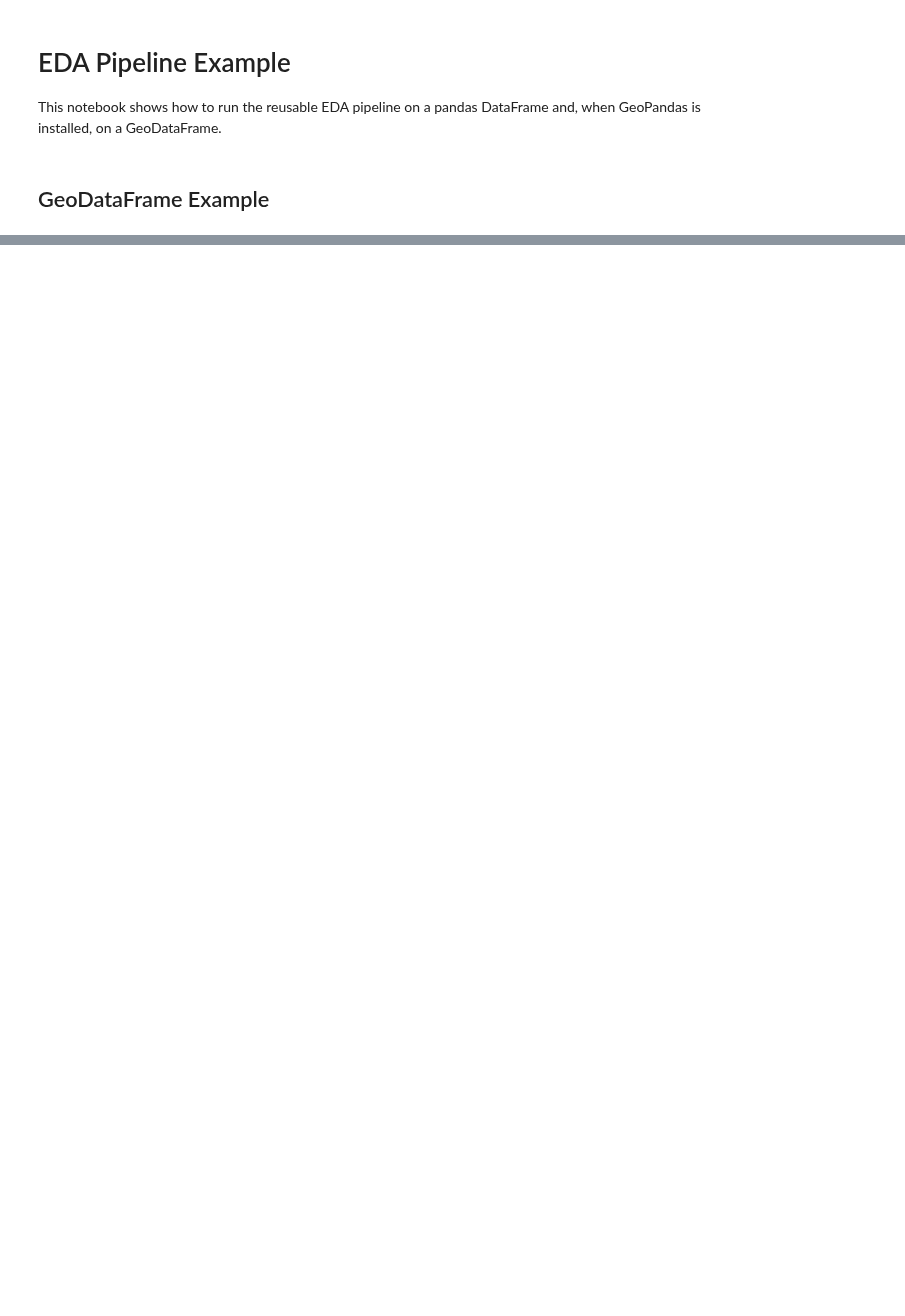
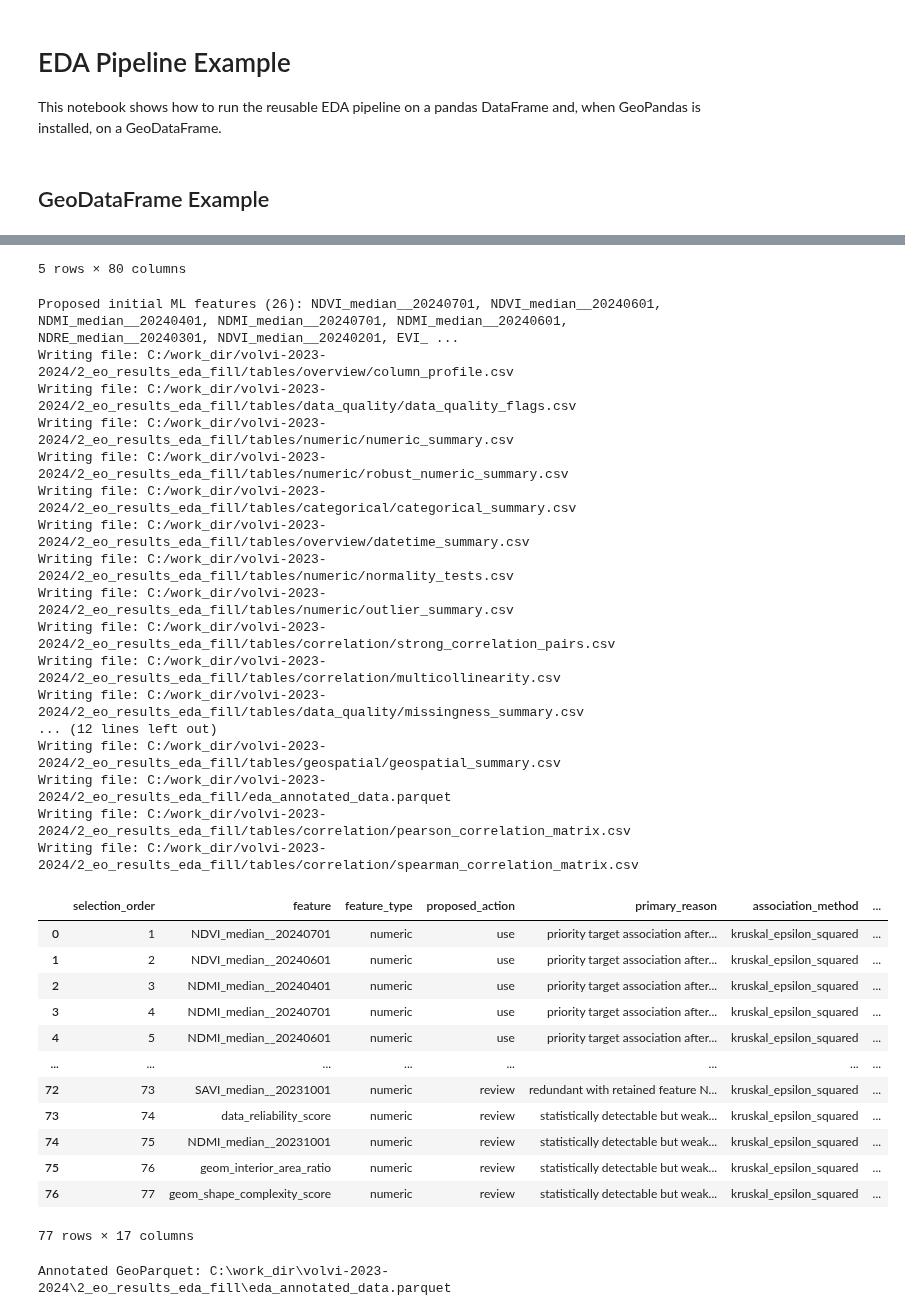
Before and after one commit to EleniLouvari/satellites, a Jupyter notebook: notebooks/projects/volvi/3_eda_report.ipynb, the cells around one changed output, grey strips where cells are left out. Cells and saved outputs as stored; diff of their text form; code cells hidden in the pictures; blank space fills up the shorter version.

```diff
--- a/notebooks/projects/volvi/3_eda_report.ipynb
+++ b/notebooks/projects/volvi/3_eda_report.ipynb
@@ -27,8 +27,8 @@ np.random.seed(random_seed)
 # %%
 try:
     WORK_PATH = Path("C:/work_dir/volvi-2023-2024")
-    PARCELS_PATH = WORK_PATH / "1_planet_parcel_stats" / "satellite_parcel_time_stats.geoparquet"
-    OUTPUT_PATH = WORK_PATH / "2_results_eda"
+    PARCELS_PATH = WORK_PATH / "1_eo_parcel_stats_fill" / "satellite_parcel_time_stats.geoparquet"
+    OUTPUT_PATH = WORK_PATH / "2_eo_results_eda_fill"
     COL_PARCEL_ID = "parcel_code"
     COL_TARGET = "label_gr"
     gdf = read_data(str(PARCELS_PATH))
@@ -63,3 +63,4 @@ try:
     webbrowser.open(html_path.as_uri())
 except ImportError as exc:
     print(f"GeoDataFrame example skipped: {exc}")
+# %% [output]
@@ -66,3 +77,35 @@ except ImportError as exc:
+5 rows × 80 columns
+Proposed initial ML features (26): NDVI_median__20240701, NDVI_median__20240601, NDMI_median__20240401, NDMI_median__20240701, NDMI_median__20240601, NDRE_median__20240301, NDVI_median__20240201, EVI_ ...
+Writing file: C:/work_dir/volvi-2023-2024/2_eo_results_eda_fill/tables/overview/column_profile.csv
+Writing file: C:/work_dir/volvi-2023-2024/2_eo_results_eda_fill/tables/data_quality/data_quality_flags.csv
+Writing file: C:/work_dir/volvi-2023-2024/2_eo_results_eda_fill/tables/numeric/numeric_summary.csv
+Writing file: C:/work_dir/volvi-2023-2024/2_eo_results_eda_fill/tables/numeric/robust_numeric_summary.csv
+Writing file: C:/work_dir/volvi-2023-2024/2_eo_results_eda_fill/tables/categorical/categorical_summary.csv
+Writing file: C:/work_dir/volvi-2023-2024/2_eo_results_eda_fill/tables/overview/datetime_summary.csv
+Writing file: C:/work_dir/volvi-2023-2024/2_eo_results_eda_fill/tables/numeric/normality_tests.csv
+Writing file: C:/work_dir/volvi-2023-2024/2_eo_results_eda_fill/tables/numeric/outlier_summary.csv
+Writing file: C:/work_dir/volvi-2023-2024/2_eo_results_eda_fill/tables/correlation/strong_correlation_pairs.csv
+Writing file: C:/work_dir/volvi-2023-2024/2_eo_results_eda_fill/tables/correlation/multicollinearity.csv
+Writing file: C:/work_dir/volvi-2023-2024/2_eo_results_eda_fill/tables/data_quality/missingness_summary.csv
+... (12 lines left out)
+Writing file: C:/work_dir/volvi-2023-2024/2_eo_results_eda_fill/tables/geospatial/geospatial_summary.csv
+Writing file: C:/work_dir/volvi-2023-2024/2_eo_results_eda_fill/eda_annotated_data.parquet
+Writing file: C:/work_dir/volvi-2023-2024/2_eo_results_eda_fill/tables/correlation/pearson_correlation_matrix.csv
+Writing file: C:/work_dir/volvi-2023-2024/2_eo_results_eda_fill/tables/correlation/spearman_correlation_matrix.csv
+|  | selection_order | feature | feature_type | proposed_action | primary_reason | association_method | ... |
+| 0 | 1 | NDVI_median__20240701 | numeric | use | priority target association after... | kruskal_epsilon_squared | ... |
+| 1 | 2 | NDVI_median__20240601 | numeric | use | priority target association after... | kruskal_epsilon_squared | ... |
+| 2 | 3 | NDMI_median__20240401 | numeric | use | priority target association after... | kruskal_epsilon_squared | ... |
+| 3 | 4 | NDMI_median__20240701 | numeric | use | priority target association after... | kruskal_epsilon_squared | ... |
+| 4 | 5 | NDMI_median__20240601 | numeric | use | priority target association after... | kruskal_epsilon_squared | ... |
+| ... | ... | ... | ... | ... | ... | ... | ... |
+| 72 | 73 | SAVI_median__20231001 | numeric | review | redundant with retained feature N... | kruskal_epsilon_squared | ... |
+| 73 | 74 | data_reliability_score | numeric | review | statistically detectable but weak... | kruskal_epsilon_squared | ... |
+| 74 | 75 | NDMI_median__20231001 | numeric | review | statistically detectable but weak... | kruskal_epsilon_squared | ... |
+| 75 | 76 | geom_interior_area_ratio | numeric | review | statistically detectable but weak... | kruskal_epsilon_squared | ... |
+| 76 | 77 | geom_shape_complexity_score | numeric | review | statistically detectable but weak... | kruskal_epsilon_squared | ... |
+77 rows × 17 columns
+Annotated GeoParquet: C:\work_dir\volvi-2023-2024\2_eo_results_eda_fill\eda_annotated_data.parquet
 # %%
 # import satellites.shared.legacy.eda_report as eda_l
 
```
Also changed, not shown: parts of 1 cell of this notebook, 54 other files.
